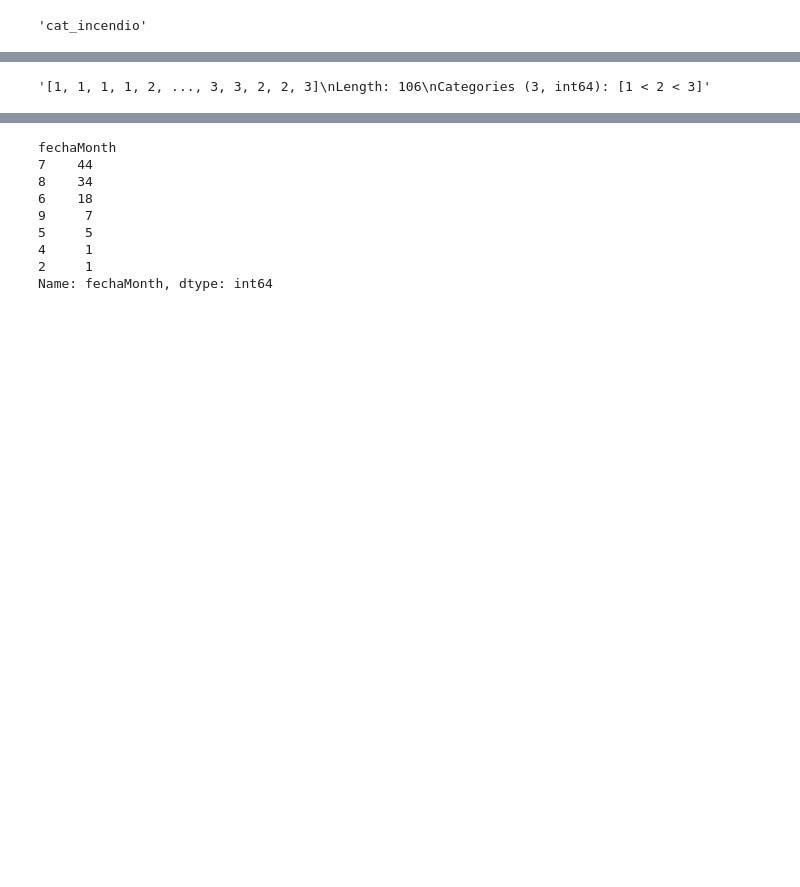
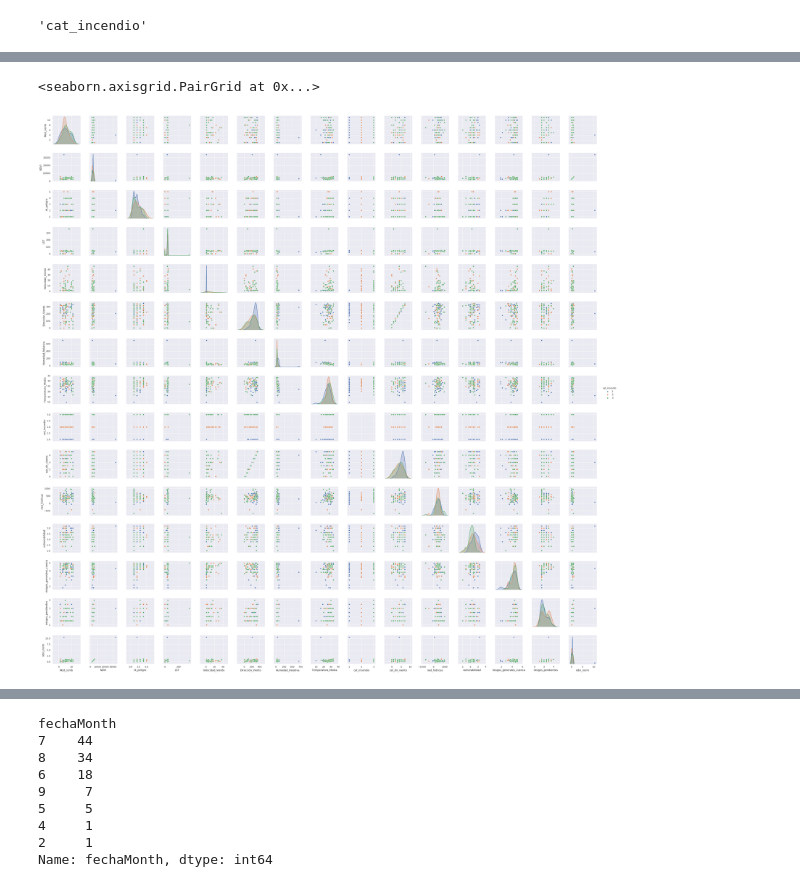
Before and after one commit to fire-classifying/fireclass, a Jupyter notebook: Proyecto_Incendios_v_1.ipynb, the cells around one changed output, grey strips where cells are left out. Drawn from its saved outputs; the diff is of its cells as text; code cells hidden in the pictures; blank space fills up the shorter version.

```diff
--- a/Proyecto_Incendios_v_1.ipynb
+++ b/Proyecto_Incendios_v_1.ipynb
@@ -302,3 +343,9 @@ df1.columns[6]
+# %%
+import seaborn as sns; sns.set()
+sns.pairplot(df,hue="cat_incendio")
+# %% [output]
+<seaborn.axisgrid.PairGrid at 0x...>
+[figure, added]
 # %%
 #Se separan las entradas de las salidas
     outputs = df1.iloc[:,6]
@@ -309,7 +356,3 @@ df1.columns[6]
-# %%
-str(Output_Data)
-# %% [output]
-'[1, 1, 1, 1, 2, ..., 3, 3, 2, 2, 3]\nLength: 106\nCategories (3, int64): [1 < 2 < 3]'
 # %%
 # Separacion muestra: entrenamiento y test
 from sklearn.model_selection import train_test_split
```
Also changed, not shown: parts of 20 cells of this notebook.
